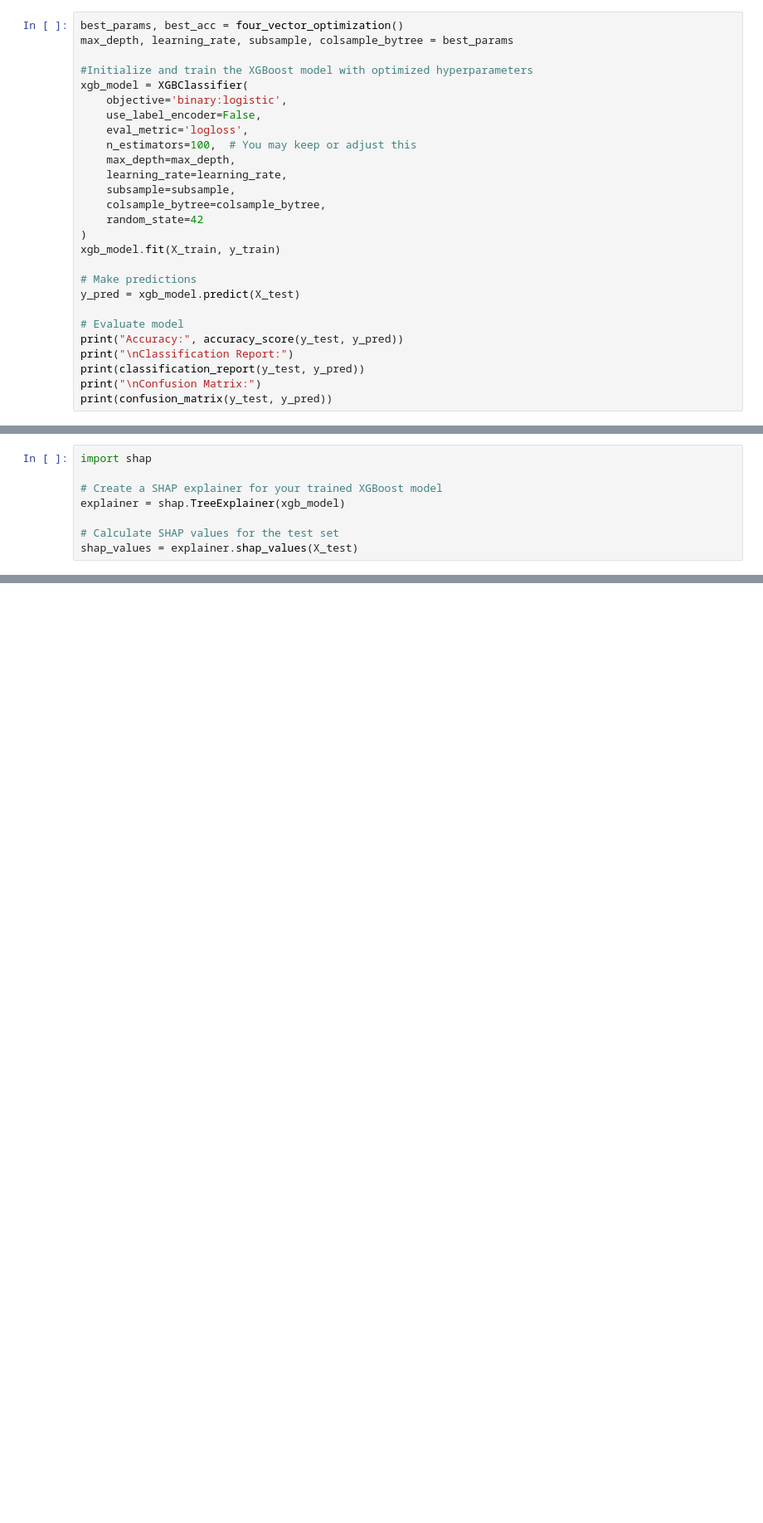
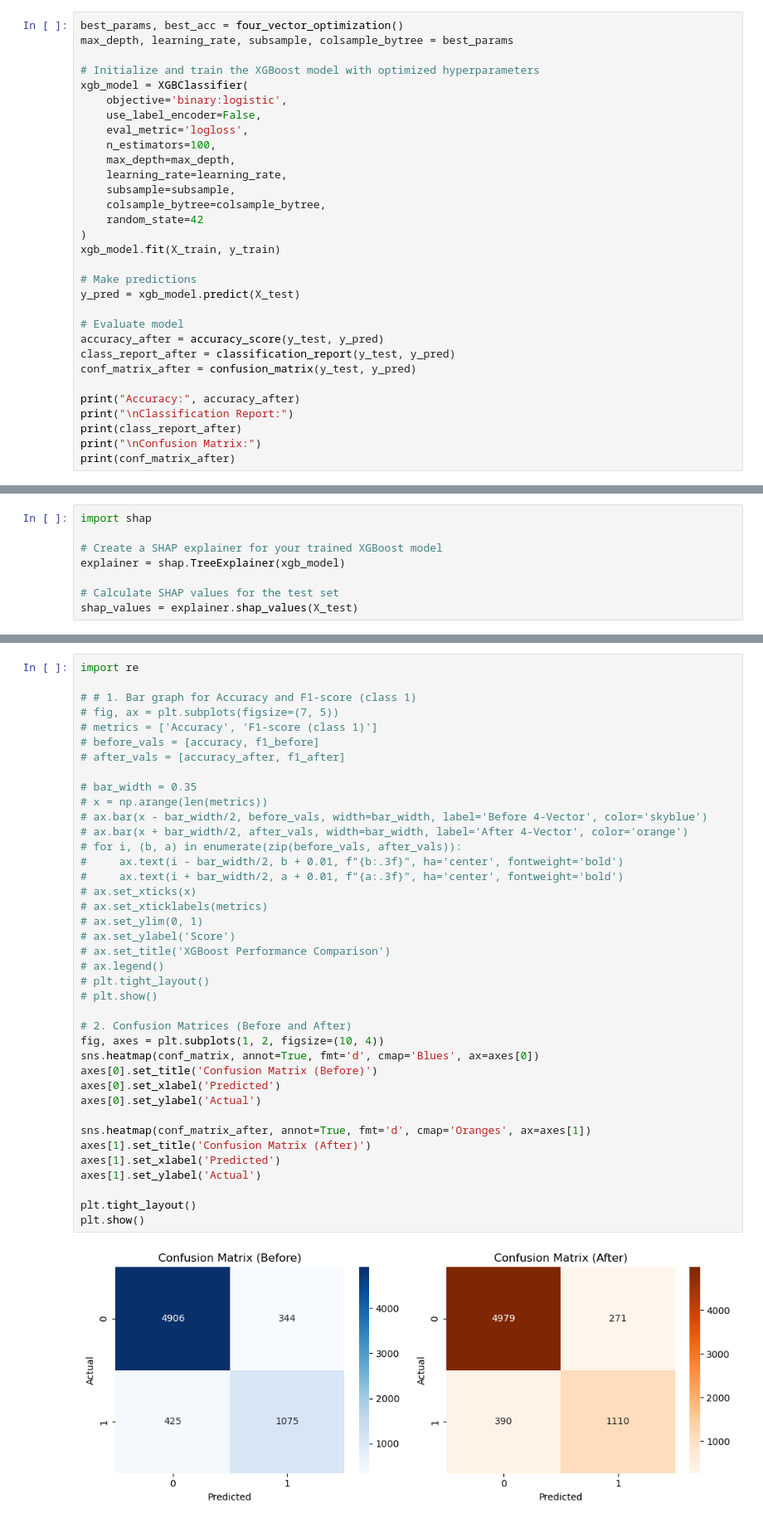
Before and after one commit to ivyycc/ACML-Project-, a Jupyter notebook: Data_Preprocessing/DataPreprocessing.ipynb, the cells around one changed output, grey strips where cells are left out. Shown at 83% size. Cells and saved outputs as stored; diff of their text form; blank space fills up the shorter version.

```diff
--- a/Data_Preprocessing/DataPreprocessing.ipynb
+++ b/Data_Preprocessing/DataPreprocessing.ipynb
@@ -256,12 +261,12 @@ Validation Accuracy: 0.9047
 best_params, best_acc = four_vector_optimization()
 max_depth, learning_rate, subsample, colsample_bytree = best_params
 
-#Initialize and train the XGBoost model with optimized hyperparameters
+# Initialize and train the XGBoost model with optimized hyperparameters
 xgb_model = XGBClassifier(
     objective='binary:logistic',
     use_label_encoder=False,
     eval_metric='logloss',
-    n_estimators=100,  # You may keep or adjust this
+    n_estimators=100,
     max_depth=max_depth,
     learning_rate=learning_rate,
     subsample=subsample,
@@ -274,11 +279,15 @@ xgb_model.fit(X_train, y_train)
 y_pred = xgb_model.predict(X_test)
 
 # Evaluate model
-print("Accuracy:", accuracy_score(y_test, y_pred))
+accuracy_after = accuracy_score(y_test, y_pred)
+class_report_after = classification_report(y_test, y_pred)
+conf_matrix_after = confusion_matrix(y_test, y_pred)
+
+print("Accuracy:", accuracy_after)
 print("\nClassification Report:")
-print(classification_report(y_test, y_pred))
+print(class_report_after)
 print("\nConfusion Matrix:")
-print(confusion_matrix(y_test, y_pred))
+print(conf_matrix_after)
 # %% [output]
 Parameters: { "use_label_encoder" } are not used.
 
@@ -411,3 +420,44 @@ display(HTML(explanation_df.to_html(escape=False)))
 shap.summary_plot(shap_values, X_test, plot_type="bar", max_display=10)
 # %% [output]
 [figure]
+# %%
+import re
+
+# # 1. Bar graph for Accuracy and F1-score (class 1)
+# fig, ax = plt.subplots(figsize=(7, 5))
+# metrics = ['Accuracy', 'F1-score (class 1)']
+# before_vals = [accuracy, f1_before]
+# after_vals = [accuracy_after, f1_after]
+
+# bar_width = 0.35
+# x = np.arange(len(metrics))
+# ax.bar(x - bar_width/2, before_vals, width=bar_width, label='Before 4-Vector', color='skyblue')
+# ax.bar(x + bar_width/2, after_vals, width=bar_width, label='After 4-Vector', color='orange')
+# for i, (b, a) in enumerate(zip(before_vals, after_vals)):
+#     ax.text(i - bar_width/2, b + 0.01, f"{b:.3f}", ha='center', fontweight='bold')
+#     ax.text(i + bar_width/2, a + 0.01, f"{a:.3f}", ha='center', fontweight='bold')
+# ax.set_xticks(x)
+# ax.set_xticklabels(metrics)
+# ax.set_ylim(0, 1)
+# ax.set_ylabel('Score')
+# ax.set_title('XGBoost Performance Comparison')
+# ax.legend()
+# plt.tight_layout()
+# plt.show()
+
+# 2. Confusion Matrices (Before and After)
+fig, axes = plt.subplots(1, 2, figsize=(10, 4))
+sns.heatmap(conf_matrix, annot=True, fmt='d', cmap='Blues', ax=axes[0])
+axes[0].set_title('Confusion Matrix (Before)')
+axes[0].set_xlabel('Predicted')
+axes[0].set_ylabel('Actual')
+
+sns.heatmap(conf_matrix_after, annot=True, fmt='d', cmap='Oranges', ax=axes[1])
+axes[1].set_title('Confusion Matrix (After)')
+axes[1].set_xlabel('Predicted')
+axes[1].set_ylabel('Actual')
+
+plt.tight_layout()
+plt.show()
+# %% [output]
+[figure, added]
```
Also changed, not shown: parts of 2 cells of this notebook.
